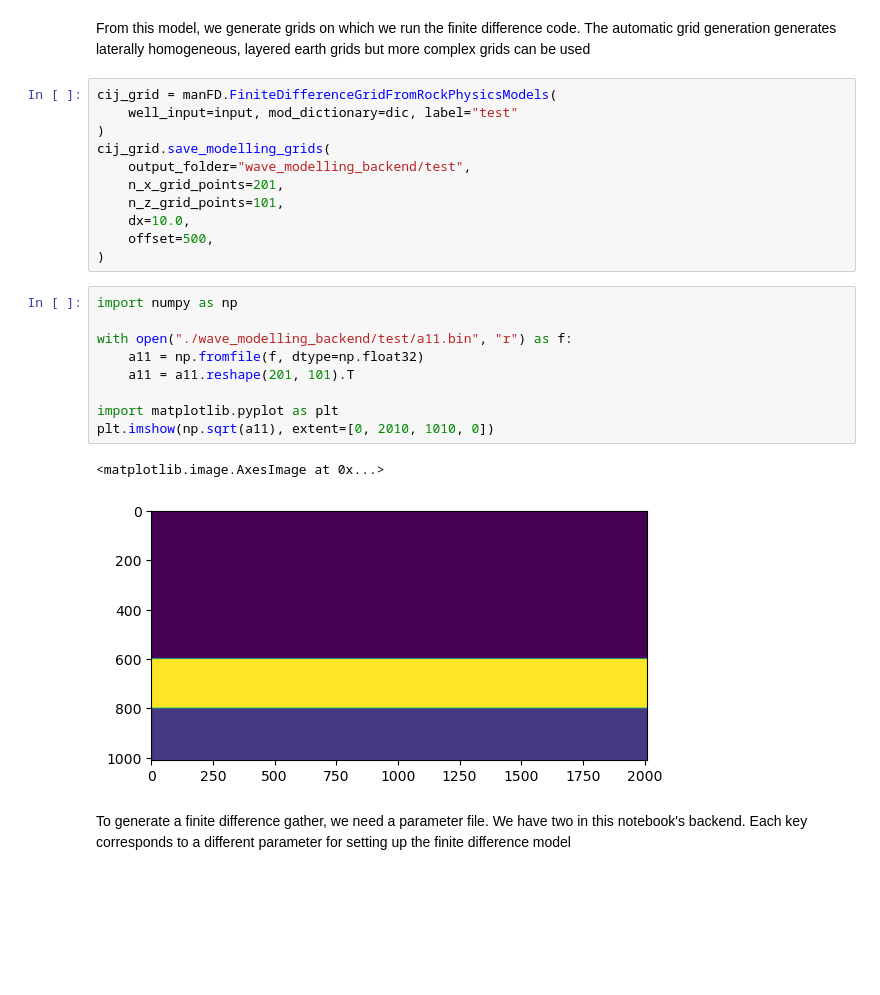
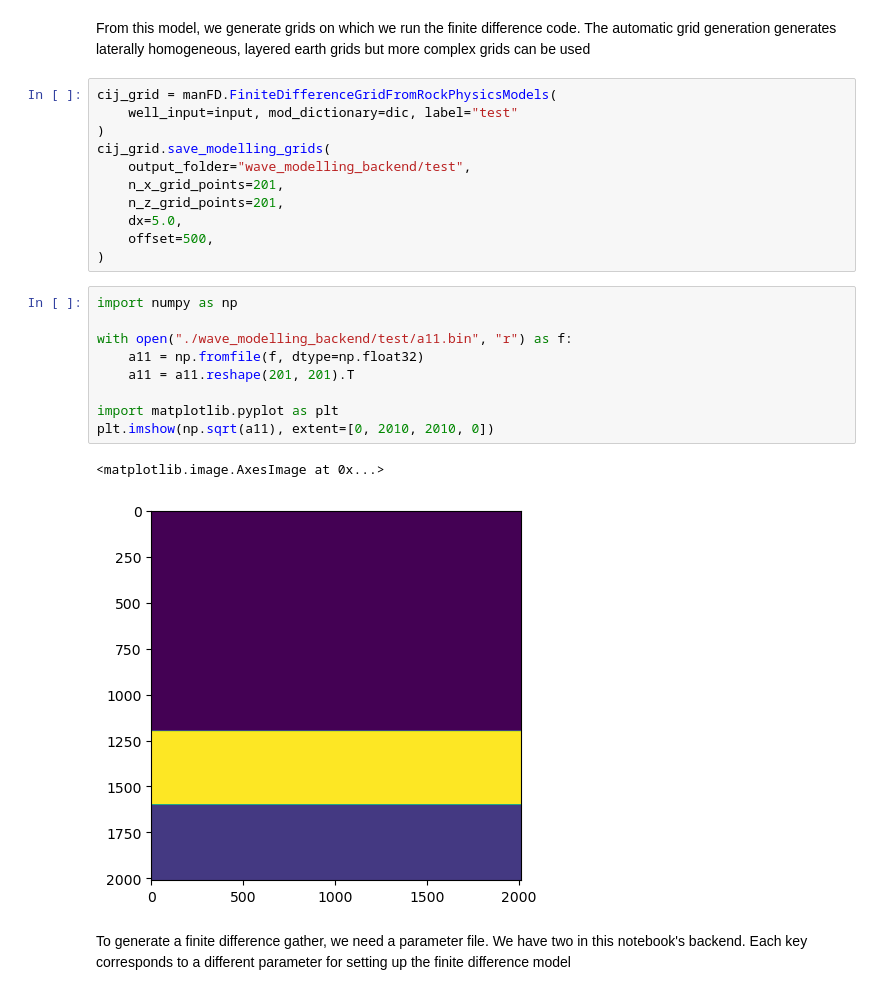
Before and after one commit to gpap-gpap/mantis-core-examples, a Jupyter notebook: Example_5_Finite_difference.ipynb, the cells around one changed output. Drawn from its saved outputs; the diff is of its cells as text; blank space fills up the shorter version.

```diff
--- a/Example_5_Finite_difference.ipynb
+++ b/Example_5_Finite_difference.ipynb
@@ -27,21 +27,21 @@ cij_grid = manFD.FiniteDifferenceGridFromRockPhysicsModels(
 cij_grid.save_modelling_grids(
     output_folder="wave_modelling_backend/test",
     n_x_grid_points=201,
-    n_z_grid_points=101,
-    dx=10.0,
+    n_z_grid_points=201,
+    dx=5.0,
     offset=500,
 )
 # %%
 import numpy as np
 
 with open("./wave_modelling_backend/test/a11.bin", "r") as f:
     a11 = np.fromfile(f, dtype=np.float32)
-    a11 = a11.reshape(201, 101).T
+    a11 = a11.reshape(201, 201).T
 
 import matplotlib.pyplot as plt
-plt.imshow(np.sqrt(a11), extent=[0, 2010, 1010, 0])
+plt.imshow(np.sqrt(a11), extent=[0, 2010, 2010, 0])
 # %% [output]
 <matplotlib.image.AxesImage at 0x...>
-[figure, old version]
+[figure, new version]
 # %% [markdown]
 To generate a finite difference gather, we need a parameter file. We have two in this notebook's backend. Each key corresponds to a different parameter for setting up the finite difference model
```
Also changed, not shown: parts of 7 cells of this notebook, 5 other files.
